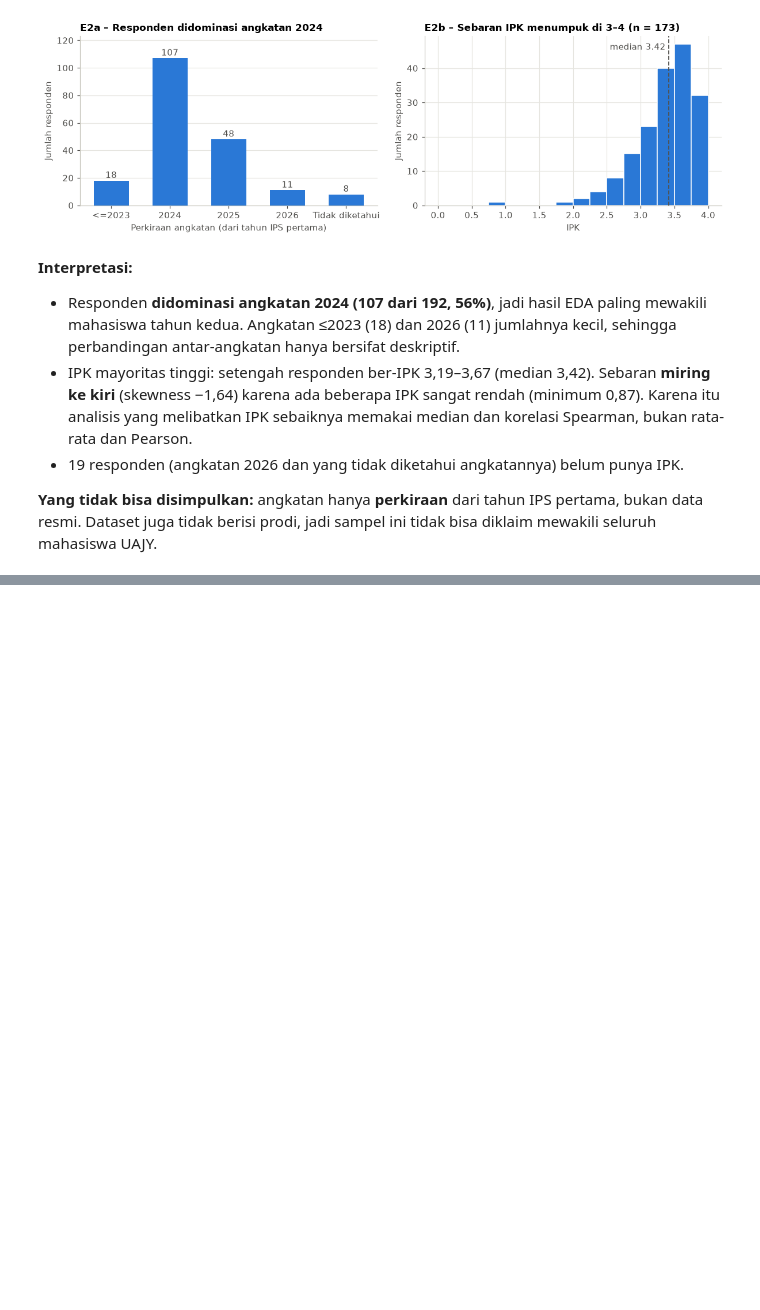
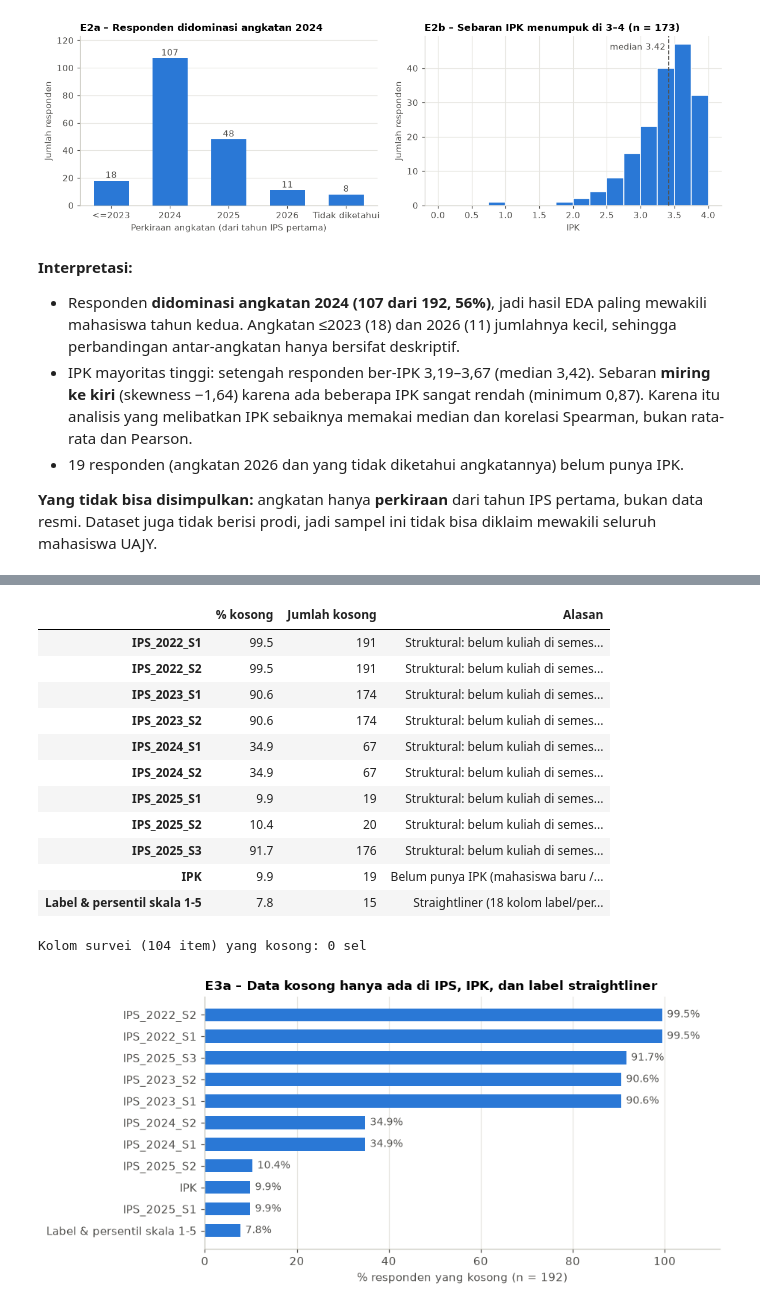
Before and after one commit to edwardchristi4n/machine_learning_exam, a Jupyter notebook: notebook/KelpAdam_UTS_DataPreparation_EDA.ipynb, the cells around one changed output, grey strips where cells are left out. Cells and saved outputs as stored; diff of their text form; code cells hidden in the pictures; blank space fills up the shorter version.

```diff
--- a/notebook/KelpAdam_UTS_DataPreparation_EDA.ipynb
+++ b/notebook/KelpAdam_UTS_DataPreparation_EDA.ipynb
@@ -1799,0 +1935,49 @@ IPK (n=173): median 3.42, Q1 3.19, Q3 3.67, min 0.87, skewness -1.64
+# %%
+# ---------- a) Data kosong per kolom ----------
+persen_kosong = eda.isna().mean().mul(100)
+persen_kosong = persen_kosong[persen_kosong > 0]
+
+def alasan_kosong(c):
+    if c.startswith("IPS_"): return "Struktural: belum kuliah di semester itu"
+    if c == "IPK":           return "Belum punya IPK (mahasiswa baru / tanpa data)"
+    return "Straightliner: label skala 1-5 sengaja dikosongkan"
+
+tabel_kosong = (persen_kosong.round(1).rename("% kosong").to_frame()
+                .assign(**{"Jumlah kosong": eda[persen_kosong.index].isna().sum(),
+                           "Alasan": [alasan_kosong(c) for c in persen_kosong.index]}))
+# kolom label/persentil yang kosong karena straightliner digabung jadi satu baris
+is_sl = tabel_kosong["Alasan"].str.startswith("Straightliner")
+ringkas_kosong = pd.concat([
+    tabel_kosong[~is_sl],
+    pd.DataFrame({"% kosong": [tabel_kosong.loc[is_sl, "% kosong"].max()],
+                  "Jumlah kosong": [tabel_kosong.loc[is_sl, "Jumlah kosong"].max()],
+                  "Alasan": [f"Straightliner ({is_sl.sum()} kolom label/persentil)"]},
+                 index=["Label & persentil skala 1-5"])])
+display(ringkas_kosong)
+print("Kolom survei (104 item) yang kosong:", int(eda[VARK_COLS + LIKERT_COLS].isna().sum().sum()), "sel")
+
+fig, ax = plt.subplots(figsize=(8.5, 4))
+data_plot = ringkas_kosong["% kosong"].sort_values()
+ax.barh(data_plot.index, data_plot.values, color=BIRU, height=0.6)
+for yi, v in enumerate(data_plot.values):
+    ax.text(v + 1, yi, f"{v:.1f}%", va="center", color=TEKS, fontsize=9)
+ax.set_xlim(0, 112)
+ax.set_xlabel("% responden yang kosong (n = 192)")
+ax.grid(axis="y", visible=False)
+ax.set_title("E3a – Data kosong hanya ada di IPS, IPK, dan label straightliner")
+simpan(fig, "E3a_data_kosong")
+# %% [output]
+|  | % kosong | Jumlah kosong | Alasan |
+| IPS_2022_S1 | 99.5 | 191 | Struktural: belum kuliah di semes... |
+| IPS_2022_S2 | 99.5 | 191 | Struktural: belum kuliah di semes... |
+| IPS_2023_S1 | 90.6 | 174 | Struktural: belum kuliah di semes... |
+| IPS_2023_S2 | 90.6 | 174 | Struktural: belum kuliah di semes... |
+| IPS_2024_S1 | 34.9 | 67 | Struktural: belum kuliah di semes... |
+| IPS_2024_S2 | 34.9 | 67 | Struktural: belum kuliah di semes... |
+| IPS_2025_S1 | 9.9 | 19 | Struktural: belum kuliah di semes... |
+| IPS_2025_S2 | 10.4 | 20 | Struktural: belum kuliah di semes... |
+| IPS_2025_S3 | 91.7 | 176 | Struktural: belum kuliah di semes... |
+| IPK | 9.9 | 19 | Belum punya IPK (mahasiswa baru /... |
+| Label & persentil skala 1-5 | 7.8 | 15 | Straightliner (18 kolom label/per... |
+Kolom survei (104 item) yang kosong: 0 sel
+[figure, added]
```
Also changed, not shown: parts of 41 cells of this notebook, 16 other files.
